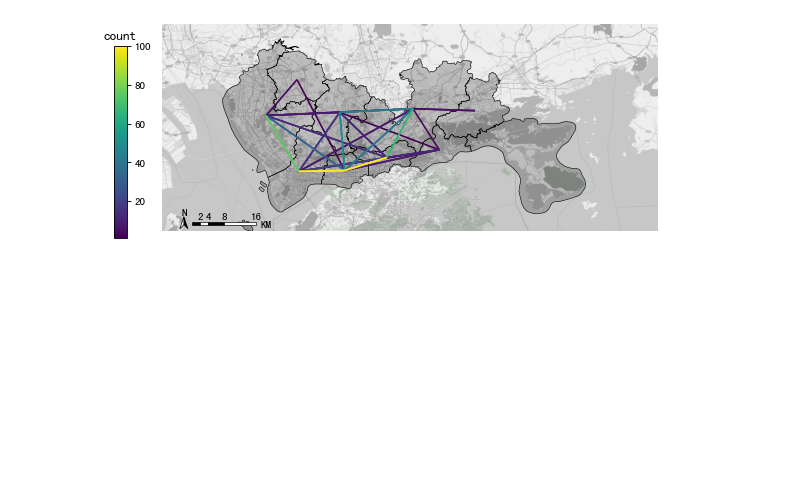
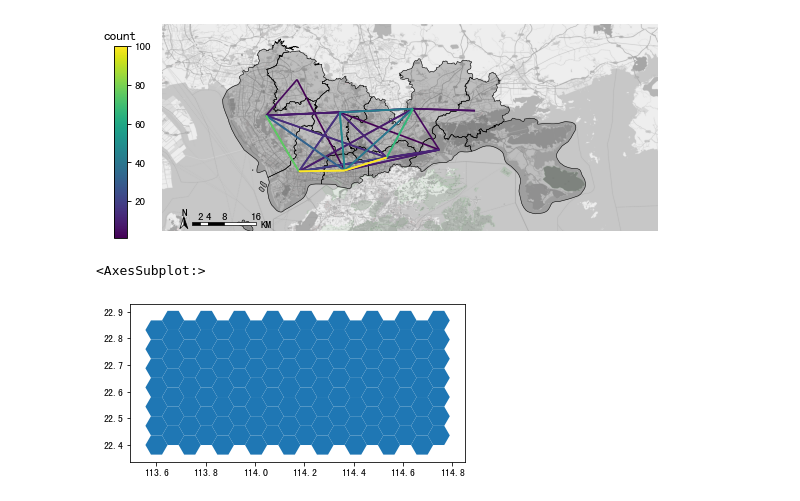
Before and after one commit to ni1o1/transbigdata, a Jupyter notebook: example/example-od.ipynb, the cells around one changed output. Drawn from its saved outputs; the diff is of its cells as text; code cells hidden in the pictures; blank space fills up the shorter version.

```diff
--- a/example/example-od.ipynb
+++ b/example/example-od.ipynb
@@ -99,3 +129,10 @@ plt.ylim(bounds[1],bounds[3])
 plt.show()
 # %% [output]
 [figure]
+# %%
+bounds = [113.6,22.4,114.8,22.9]
+hexagon = transbigdata.hexagon_grids(bounds,accuracy = 5000)
+hexagon.plot()
+# %% [output]
+<AxesSubplot:>
+[figure, added]
```
Also changed, not shown: parts of 4 cells of this notebook, 14 other files.
